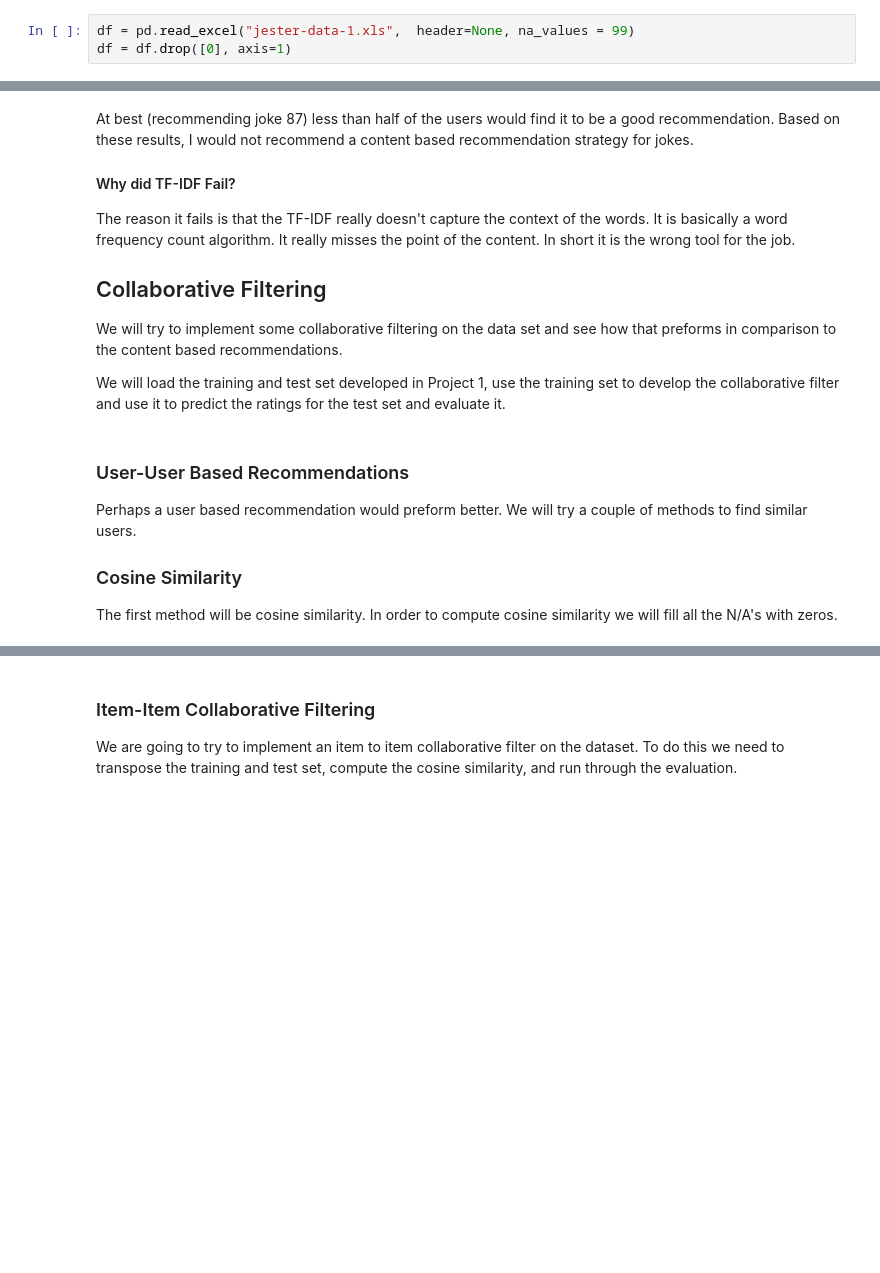
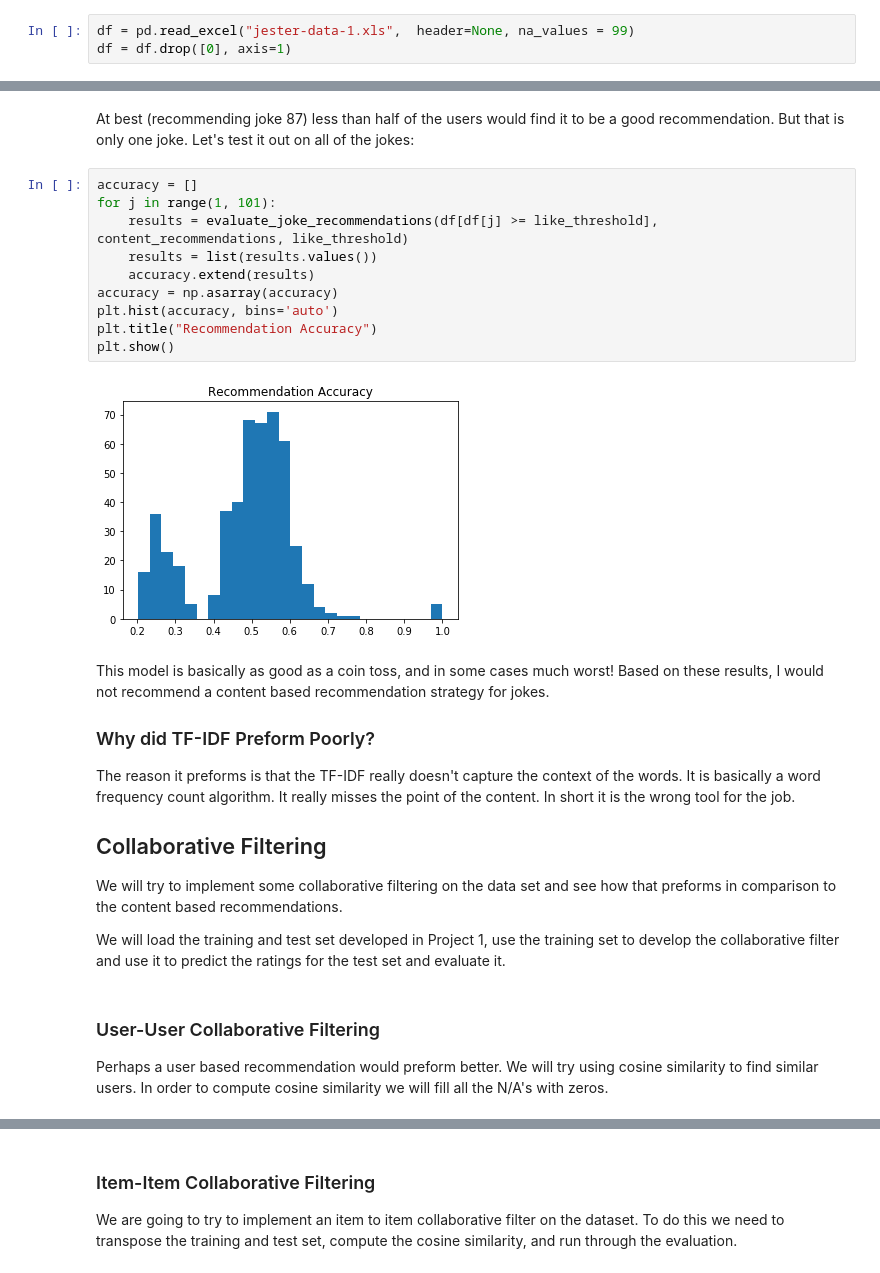
Before and after one commit to mikeasilva/CUNY-SPS, a Jupyter notebook: DATA612/Project 2.ipynb, the cells around one changed output, grey strips where cells are left out. Saved outputs shown, nothing was run; the diff lists cells and outputs as text; blank space fills up the shorter version.

```diff
--- a/DATA612/Project 2.ipynb
+++ b/DATA612/Project 2.ipynb
@@ -195,12 +194,26 @@ evaluate_joke_recommendations(likes_joke_one, content_recommendations, like_thre
  88: 0.48713622943905527,
  76: 0.47928994082840237,
  20: 0.20216962524654833}
+# %% [markdown]
+At best (recommending joke 87) less than half of the users would find it to be a good recommendation.  But that is only one joke.  Let's test it out on all of the jokes:
+# %%
+accuracy = []
+for j in range(1, 101):
+    results = evaluate_joke_recommendations(df[df[j] >= like_threshold], content_recommendations, like_threshold)
+    results = list(results.values())
+    accuracy.extend(results)
+accuracy = np.asarray(accuracy)
+plt.hist(accuracy, bins='auto')
+plt.title("Recommendation Accuracy")
+plt.show()
+# %% [output]
+[figure, added]
 # %% [markdown]
-At best (recommending joke 87) less than half of the users would find it to be a good recommendation.  Based on these results, I would not recommend a content based recommendation strategy for jokes.
+This model is basically as good as a coin toss, and in some cases much worst!  Based on these results, I would not recommend a content based recommendation strategy for jokes.
 
-#### Why did TF-IDF Fail?
+### Why did TF-IDF Preform Poorly?
 
-The reason it fails is that the TF-IDF really doesn't capture the context of the words.  It is basically a word frequency count algorithm.  It really misses the point of the content.  In short it is the wrong tool for the job.
+The reason it preforms is that the TF-IDF really doesn't capture the context of the words.  It is basically a word frequency count algorithm.  It really misses the point of the content.  In short it is the wrong tool for the job.
 
 ## Collaborative Filtering
 
@@ -208,12 +221,8 @@ We will try to implement some collaborative filtering on the data set and see ho
 
 We will load the training and test set developed in Project 1, use the training set to develop the collaborative filter and use it to predict the ratings for the test set and evaluate it.
 # %% [markdown]
-### User-User Based Recommendations
+### User-User Collaborative Filtering
 
-Perhaps a user based recommendation would preform better.  We will try a couple of methods to find similar users.
-
-### Cosine Similarity
-
-The first method will be cosine similarity.  In order to compute cosine similarity we will fill all the N/A's with zeros.
+Perhaps a user based recommendation would preform better.  We will try using cosine similarity to find similar users.  In order to compute cosine similarity we will fill all the N/A's with zeros.
 # %%
 full_train = train_df.fillna(0)
```
Also changed, not shown: parts of 15 cells of this notebook.
